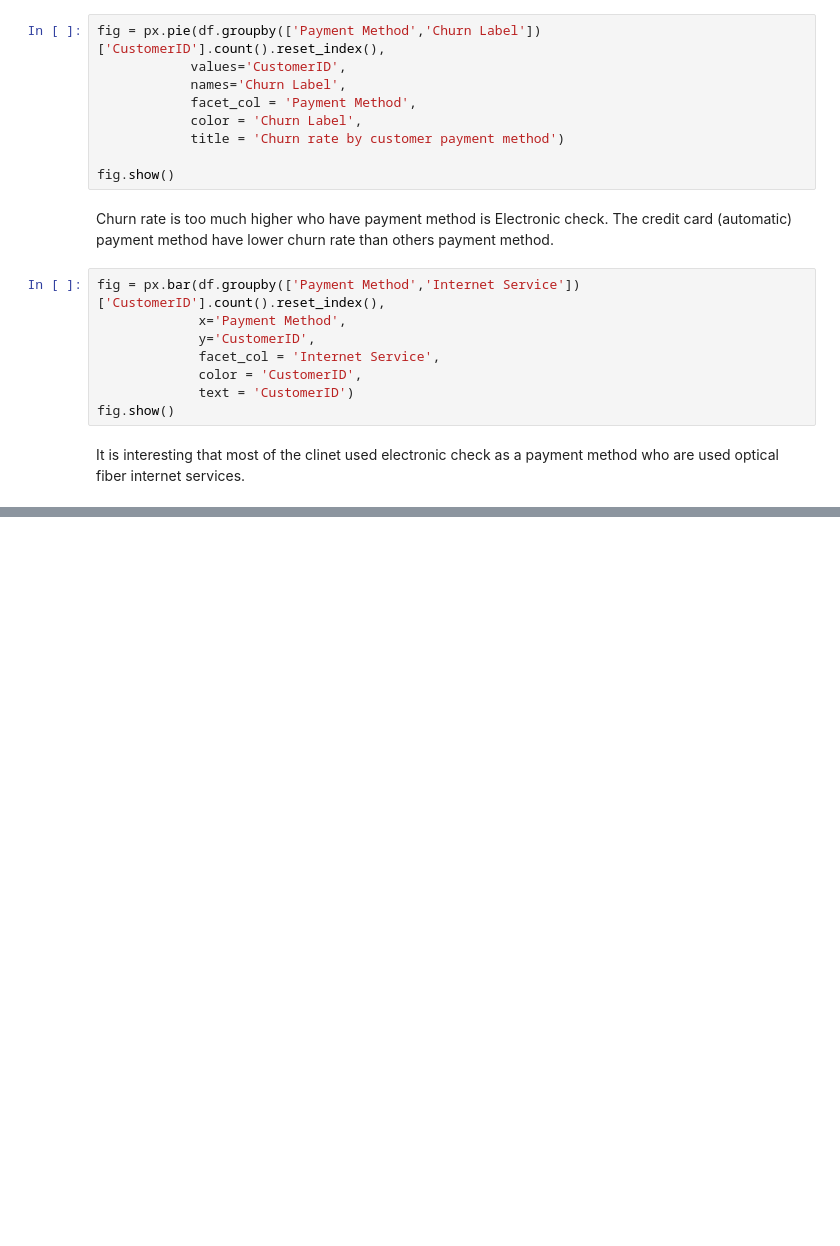
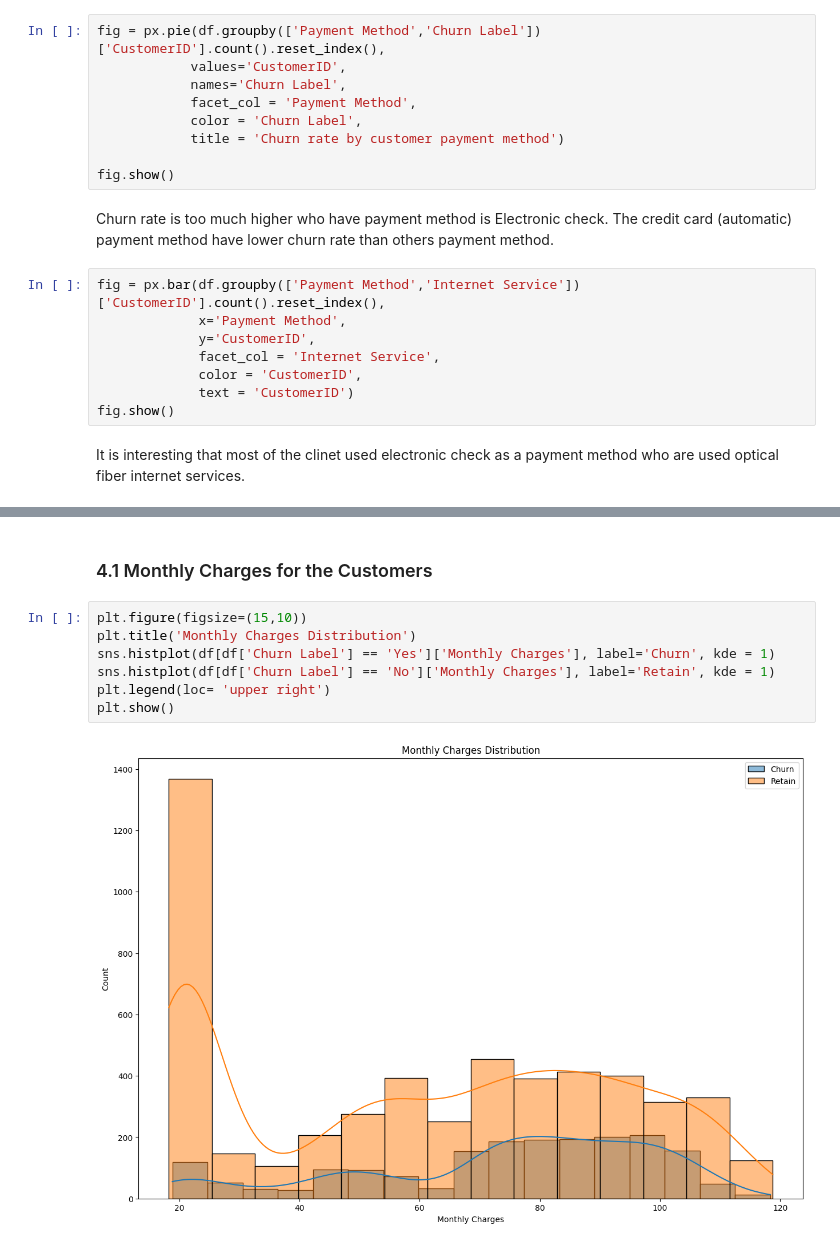
Before and after one commit to FaisalAhmedBijoy/Predicting-Telco-Customer-Churn, a Jupyter notebook: test_telco_churn_prediction_ml.ipynb, the cells around one changed output, grey strips where cells are left out. Drawn from its saved outputs; the diff is of its cells as text; blank space fills up the shorter version.

```diff
--- a/test_telco_churn_prediction_ml.ipynb
+++ b/test_telco_churn_prediction_ml.ipynb
@@ -559,0 +577,11 @@ It is interesting that most of the clinet used electronic check as a payment met
+# %% [markdown]
+### 4.1 Monthly Charges for the Customers
+# %%
+plt.figure(figsize=(15,10))
+plt.title('Monthly Charges Distribution')
+sns.histplot(df[df['Churn Label'] == 'Yes']['Monthly Charges'], label='Churn', kde = 1)
+sns.histplot(df[df['Churn Label'] == 'No']['Monthly Charges'], label='Retain', kde = 1)
+plt.legend(loc= 'upper right')
+plt.show()
+# %% [output]
+[figure, added]
```
Also changed, not shown: parts of 10 cells of this notebook.
